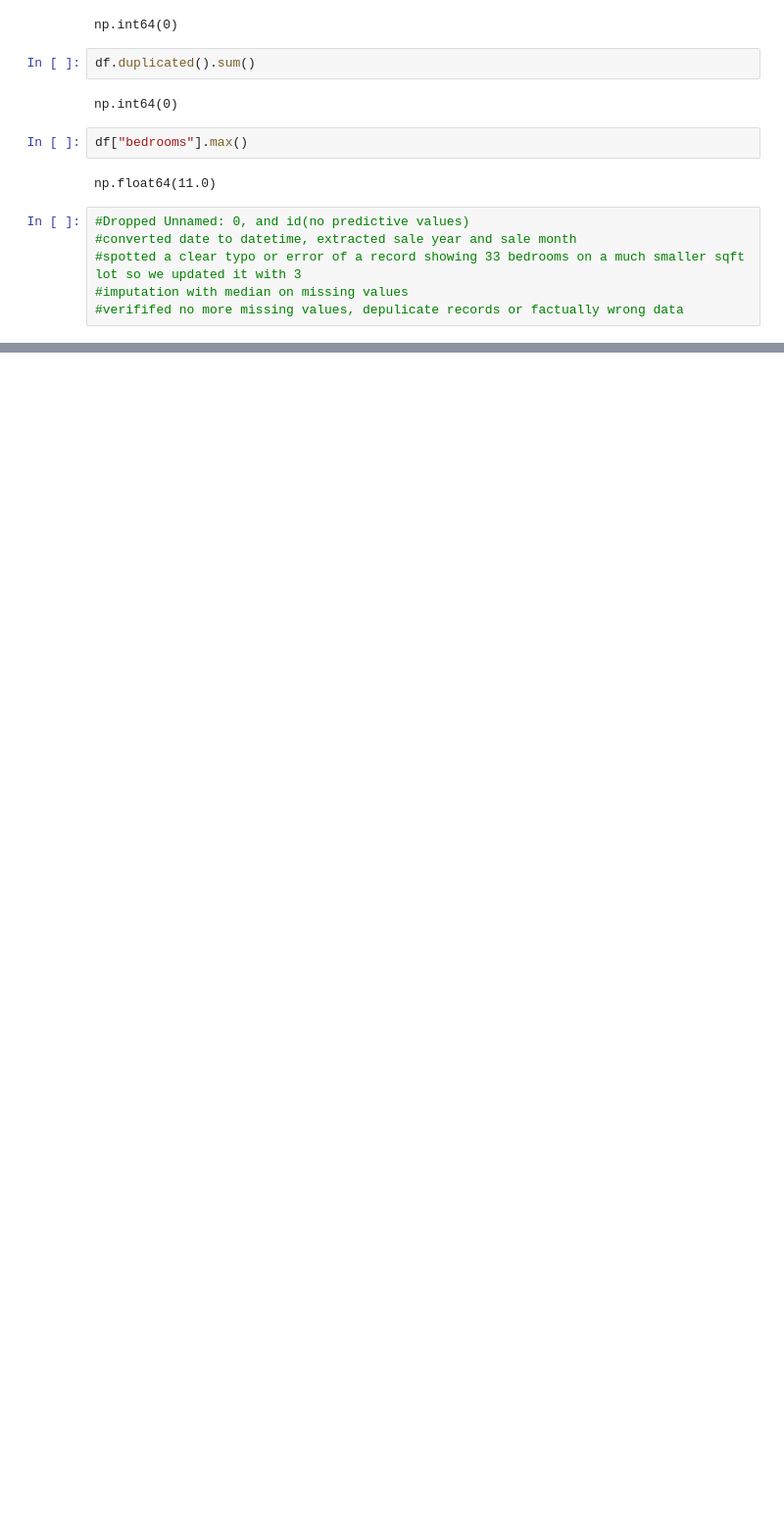
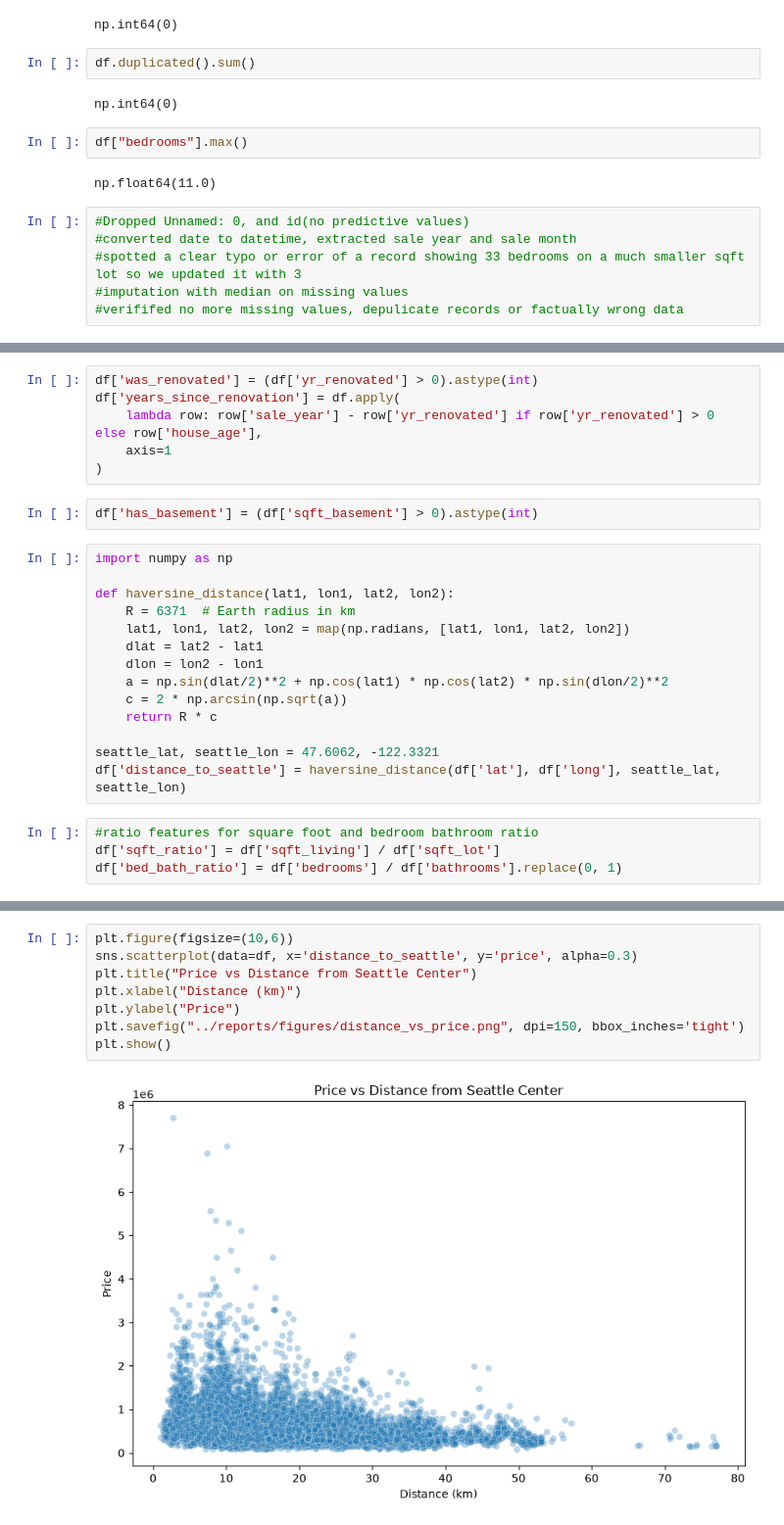
Before and after one commit to reetam-dutta-24/real-estate-price-prediction, a Jupyter notebook: notebooks/01_eda.ipynb, the cells around one changed output, grey strips where cells are left out. Shown at 98% size. Drawn from its saved outputs; the diff is of its cells as text; blank space fills up the shorter version.

```diff
--- a/notebooks/01_eda.ipynb
+++ b/notebooks/01_eda.ipynb
@@ -365,0 +384,26 @@ np.float64(11.0)
+# %%
+df['was_renovated'] = (df['yr_renovated'] > 0).astype(int)
+df['years_since_renovation'] = df.apply(
+    lambda row: row['sale_year'] - row['yr_renovated'] if row['yr_renovated'] > 0 else row['house_age'],
+    axis=1
+)
+# %%
+df['has_basement'] = (df['sqft_basement'] > 0).astype(int)
+# %%
+import numpy as np
+
+def haversine_distance(lat1, lon1, lat2, lon2):
+    R = 6371  # Earth radius in km
+    lat1, lon1, lat2, lon2 = map(np.radians, [lat1, lon1, lat2, lon2])
+    dlat = lat2 - lat1
+    dlon = lon2 - lon1
+    a = np.sin(dlat/2)**2 + np.cos(lat1) * np.cos(lat2) * np.sin(dlon/2)**2
+    c = 2 * np.arcsin(np.sqrt(a))
+    return R * c
+
+seattle_lat, seattle_lon = 47.6062, -122.3321
+df['distance_to_seattle'] = haversine_distance(df['lat'], df['long'], seattle_lat, seattle_lon)
+# %%
+#ratio features for square foot and bedroom bathroom ratio
+df['sqft_ratio'] = df['sqft_living'] / df['sqft_lot']
+df['bed_bath_ratio'] = df['bedrooms'] / df['bathrooms'].replace(0, 1)
@@ -365,0 +442,10 @@ np.float64(11.0)
+# %%
+plt.figure(figsize=(10,6))
+sns.scatterplot(data=df, x='distance_to_seattle', y='price', alpha=0.3)
+plt.title("Price vs Distance from Seattle Center")
+plt.xlabel("Distance (km)")
+plt.ylabel("Price")
+plt.savefig("../reports/figures/distance_vs_price.png", dpi=150, bbox_inches='tight')
+plt.show()
+# %% [output]
+[figure, added]
```
Also changed, not shown: parts of 11 cells of this notebook, 3 other files.
